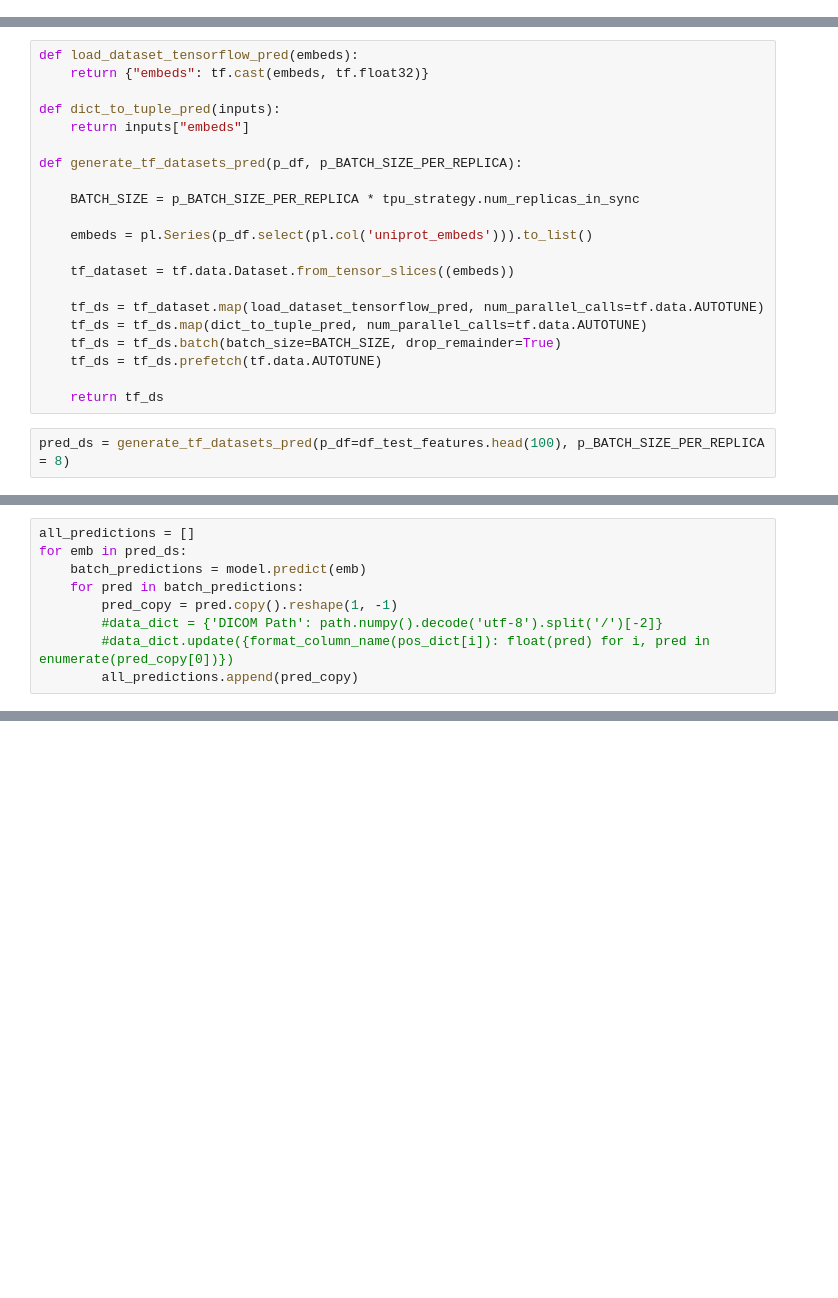
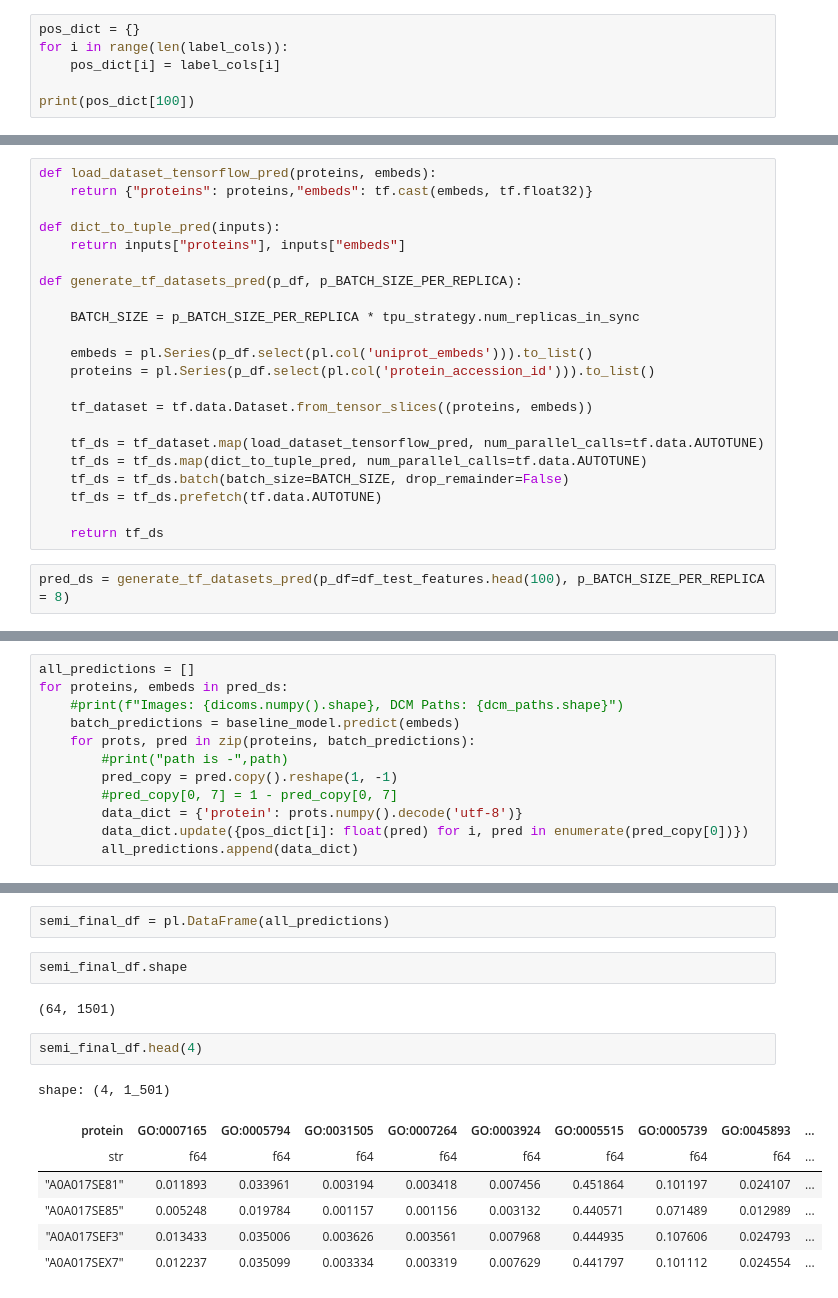
Before and after one commit to sumaniitm/cafa-6-protein-function-prediction-kaggle, a Jupyter notebook: cafa6-baseline-and-feature-engineering.ipynb, the cells around one changed output, grey strips where cells are left out. Cells and saved outputs as stored; diff of their text form; blank space fills up the shorter version.

Commit message:
Inching towards submission format

```diff
--- a/cafa6-baseline-and-feature-engineering.ipynb
+++ b/cafa6-baseline-and-feature-engineering.ipynb
@@ -416,2 +428,8 @@ with tpu_strategy.scope():
 # %%
 submission_embeds = pl.Series(df_test_features.select(pl.col('uniprot_embeds'))).to_list()
+# %%
+pos_dict = {}
+for i in range(len(label_cols)):
+    pos_dict[i] = label_cols[i]
+
+print(pos_dict[100])
@@ -418,21 +438,22 @@ submission_embeds = pl.Series(df_test_features.select(pl.col('uniprot_embeds')))
 # %%
-def load_dataset_tensorflow_pred(embeds):
-    return {"embeds": tf.cast(embeds, tf.float32)}
+def load_dataset_tensorflow_pred(proteins, embeds):
+    return {"proteins": proteins,"embeds": tf.cast(embeds, tf.float32)}
 
 def dict_to_tuple_pred(inputs):
-    return inputs["embeds"]
+    return inputs["proteins"], inputs["embeds"]
 
 def generate_tf_datasets_pred(p_df, p_BATCH_SIZE_PER_REPLICA):
 
     BATCH_SIZE = p_BATCH_SIZE_PER_REPLICA * tpu_strategy.num_replicas_in_sync
 
     embeds = pl.Series(p_df.select(pl.col('uniprot_embeds'))).to_list()
+    proteins = pl.Series(p_df.select(pl.col('protein_accession_id'))).to_list()
 
-    tf_dataset = tf.data.Dataset.from_tensor_slices((embeds))
+    tf_dataset = tf.data.Dataset.from_tensor_slices((proteins, embeds))
 
     tf_ds = tf_dataset.map(load_dataset_tensorflow_pred, num_parallel_calls=tf.data.AUTOTUNE)
     tf_ds = tf_ds.map(dict_to_tuple_pred, num_parallel_calls=tf.data.AUTOTUNE)
-    tf_ds = tf_ds.batch(batch_size=BATCH_SIZE, drop_remainder=True)
+    tf_ds = tf_ds.batch(batch_size=BATCH_SIZE, drop_remainder=False)
     tf_ds = tf_ds.prefetch(tf.data.AUTOTUNE)
 
     return tf_ds
@@ -445,10 +466,13 @@ pred_ds.take(1)
 # %%
 all_predictions = []
-for emb in pred_ds:
-    batch_predictions = model.predict(emb)
-    for pred in batch_predictions:
+for proteins, embeds in pred_ds:
+    #print(f"Images: {dicoms.numpy().shape}, DCM Paths: {dcm_paths.shape}")
+    batch_predictions = baseline_model.predict(embeds)
+    for prots, pred in zip(proteins, batch_predictions):
+        #print("path is -",path)
         pred_copy = pred.copy().reshape(1, -1)
-        #data_dict = {'DICOM Path': path.numpy().decode('utf-8').split('/')[-2]}
-        #data_dict.update({format_column_name(pos_dict[i]): float(pred) for i, pred in enumerate(pred_copy[0])})
-        all_predictions.append(pred_copy)
+        #pred_copy[0, 7] = 1 - pred_copy[0, 7]
+        data_dict = {'protein': prots.numpy().decode('utf-8')}
+        data_dict.update({pos_dict[i]: float(pred) for i, pred in enumerate(pred_copy[0])})
+        all_predictions.append(data_dict)
 # %% [output]
@@ -463,0 +500,16 @@ all_predictions[0][0].shape
+# %%
+semi_final_df = pl.DataFrame(all_predictions)
+# %%
+semi_final_df.shape
+# %% [output]
+(64, 1501)
+# %%
+semi_final_df.head(4)
+# %% [output]
+shape: (4, 1_501)
+| protein | GO:0007165 | GO:0005794 | GO:0031505 | GO:0007264 | GO:0003924 | GO:0005515 | GO:0005739 | GO:0045893 | ... |
+| str | f64 | f64 | f64 | f64 | f64 | f64 | f64 | f64 | ... |
+| "A0A017SE81" | 0.011893 | 0.033961 | 0.003194 | 0.003418 | 0.007456 | 0.451864 | 0.101197 | 0.024107 | ... |
+| "A0A017SE85" | 0.005248 | 0.019784 | 0.001157 | 0.001156 | 0.003132 | 0.440571 | 0.071489 | 0.012989 | ... |
+| "A0A017SEF3" | 0.013433 | 0.035006 | 0.003626 | 0.003561 | 0.007968 | 0.444935 | 0.107606 | 0.024793 | ... |
+| "A0A017SEX7" | 0.012237 | 0.035099 | 0.003334 | 0.003319 | 0.007629 | 0.441797 | 0.101112 | 0.024554 | ... |
```
Also changed, not shown: parts of 16 cells of this notebook.
